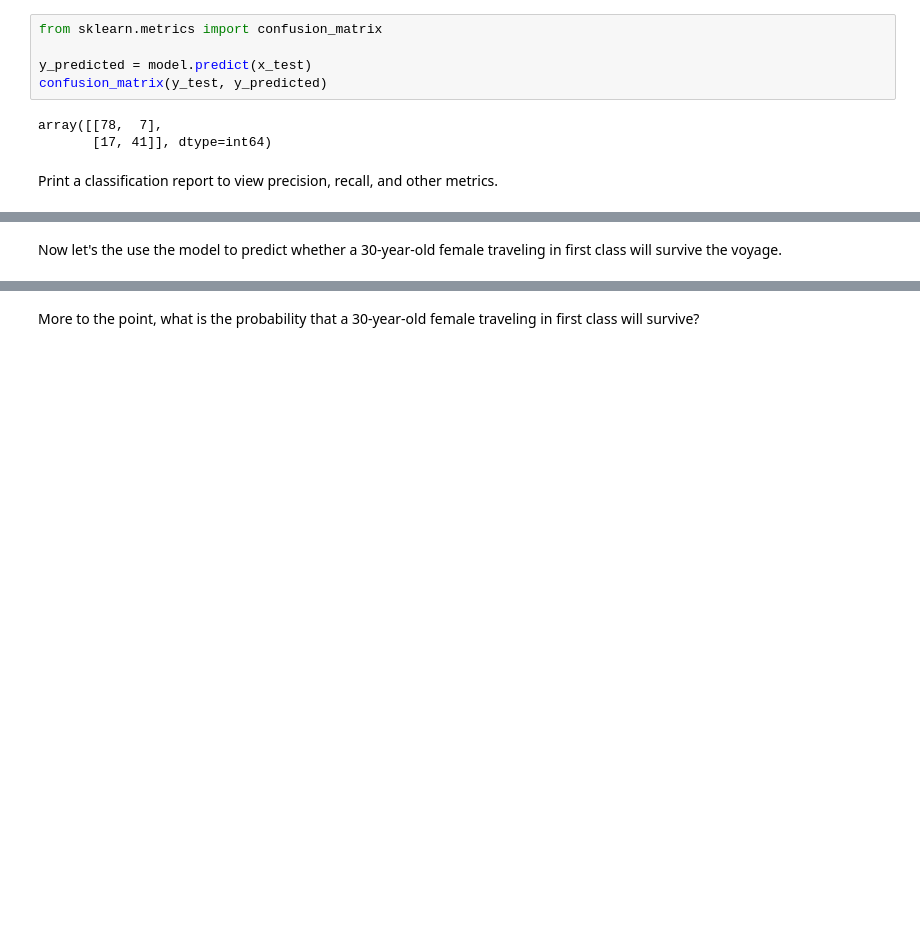
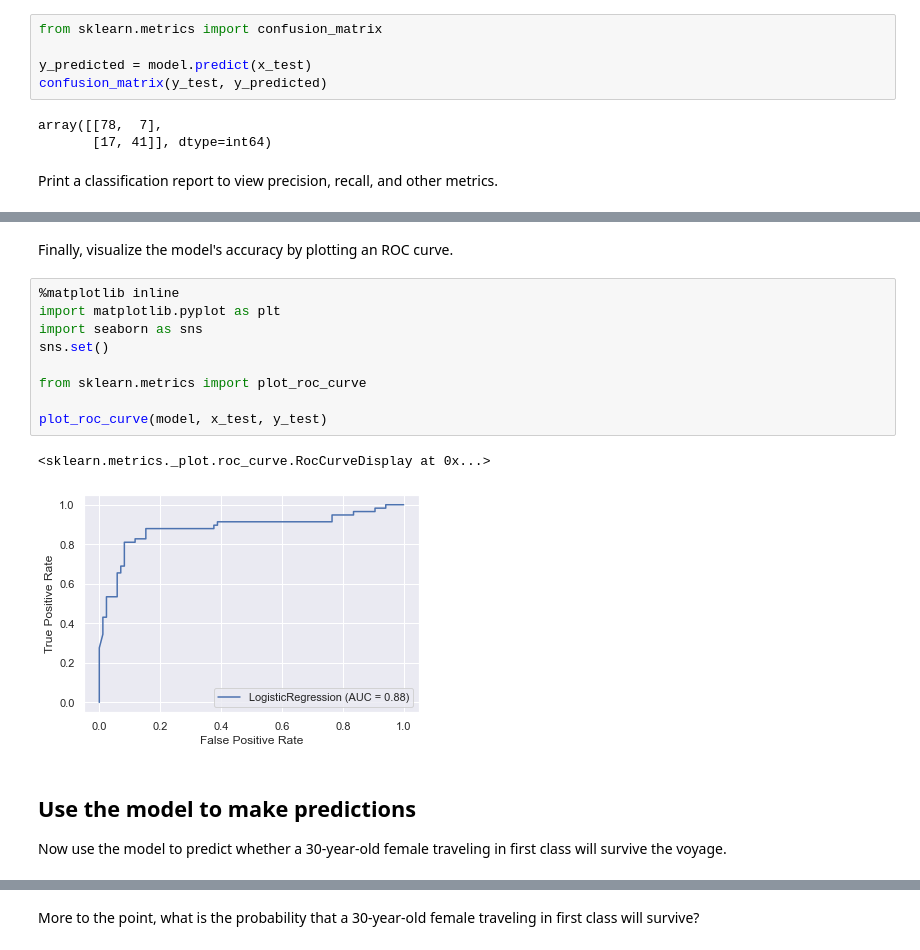
Before and after one commit to jeffprosise/Machine-Learning, a Jupyter notebook: Titanic (Logistic Regression).ipynb, the cells around one changed output, grey strips where cells are left out. Cells and saved outputs as stored; diff of their text form; blank space fills up the shorter version.

```diff
--- a/Titanic.ipynb
+++ b/Titanic (Logistic Regression).ipynb
@@ -158,5 +164,21 @@ print(classification_report(y_test, y_predicted))
    macro avg       0.84      0.81      0.82       143
 weighted avg       0.83      0.83      0.83       143
+# %% [markdown]
+Finally, visualize the model's accuracy by plotting an ROC curve.
+# %%
+%matplotlib inline
+import matplotlib.pyplot as plt
+import seaborn as sns
+sns.set()
+
+from sklearn.metrics import plot_roc_curve
+
+plot_roc_curve(model, x_test, y_test)
+# %% [output]
+<sklearn.metrics._plot.roc_curve.RocCurveDisplay at 0x...>
+[figure, added]
 # %% [markdown]
-Now let's the use the model to predict whether a 30-year-old female traveling in first class will survive the voyage.
+## Use the model to make predictions
+
+Now use the model to predict whether a 30-year-old female traveling in first class will survive the voyage.
 # %%
```
Also changed, not shown: parts of 27 cells of this notebook, 1 other file.
